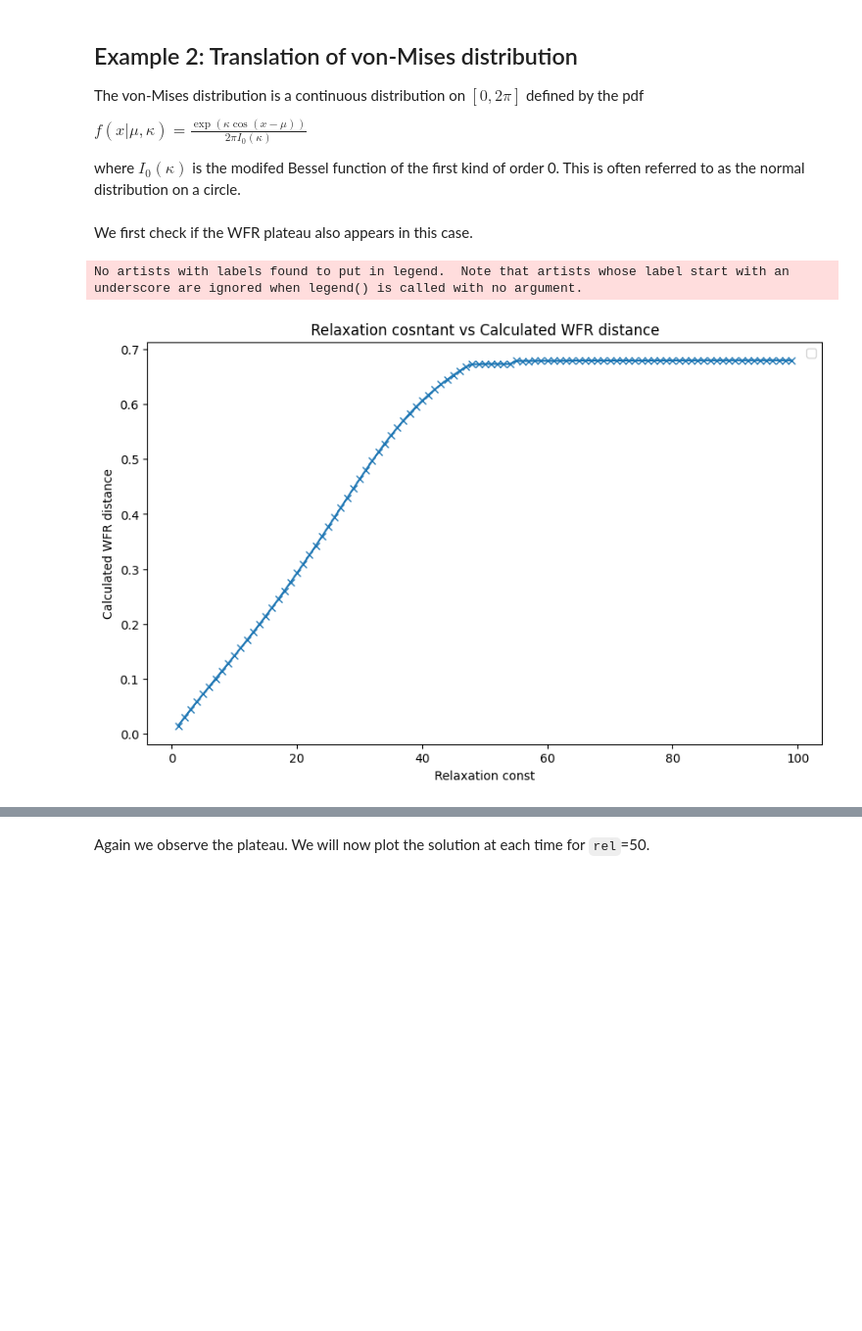
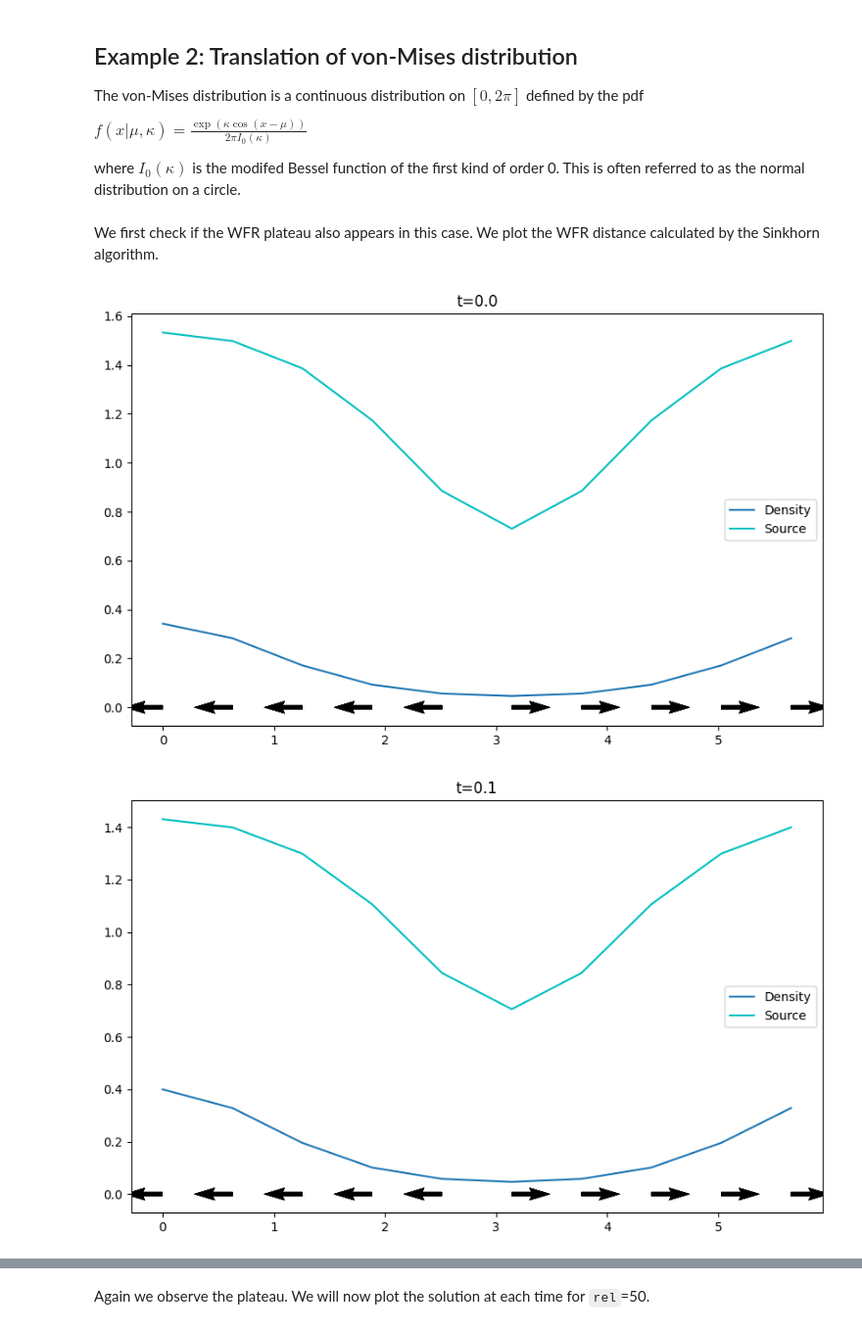
Before and after one commit to mao1756/pdot, a Jupyter notebook: exploratory/wfr_unconstrained_test.ipynb, the cells around one changed output, grey strips where cells are left out. Shown at 98% size. Drawn from its saved outputs; the diff is of its cells as text; code cells hidden in the pictures; blank space fills up the shorter version.

```diff
--- a/exploratory/wfr_unconstrained_test.ipynb
+++ b/exploratory/wfr_unconstrained_test.ipynb
@@ -245,7 +272,7 @@ $\begin{equation} f(x|\mu,\kappa) = \frac{\exp(\kappa \cos(x-\mu))}{2\pi I_0(\ka
 
 where $I_0(\kappa)$ is the modifed Bessel function of the first kind of order 0. This is often referred to as the normal distribution on a circle.
 # %% [markdown]
-We first check if the WFR plateau also appears in this case.
+We first check if the WFR plateau also appears in this case. We plot the WFR distance calculated by the Sinkhorn algorithm.
 # %%
 from scipy.special import i0
 def von_mises_pdf(x, mu, k):
@@ -265,17 +316,18 @@ wfrs = []
 for rel in rels:
     wfr, p, v, z = wfr_grid_scipy(p1, p2, delta=1, rel=rel, T=T, dx=dx)
     wfrs.append(float(wfr))
-
-# Plotting
-plt.figure(figsize=(10, 6))
-
-plt.plot(rels, wfrs, marker = 'x')
-
-plt.xlabel('Relaxation const')
-plt.ylabel('Calculated WFR distance')
-plt.title('Relaxation cosntant vs Calculated WFR distance')
-plt.legend()
-plt.show()
-# %% [output]
-No artists with labels found to put in legend.  Note that artists whose label start with an underscore are ignored when legend() is called with no argument.
-[figure, removed]
+# %%
+T = 10
+N = 10
+dx = [2*np.pi/N]
+
+xs = np.arange(0, 2*np.pi, 2*np.pi/N)
+p1 = von_mises_pdf(xs, 0, 1)
+p2 = 4*p1
+
+wfr, p, v, z = wfr_grid_scipy(p1, p2, delta=1, rel = 50, T=T, dx=dx)
+# %%
+plot_pvz_1D(p, v, z, dx)
+# %% [output]
+[figure, added]
+[figure, added]
```
Also changed, not shown: parts of 17 cells of this notebook, 1 other file.
